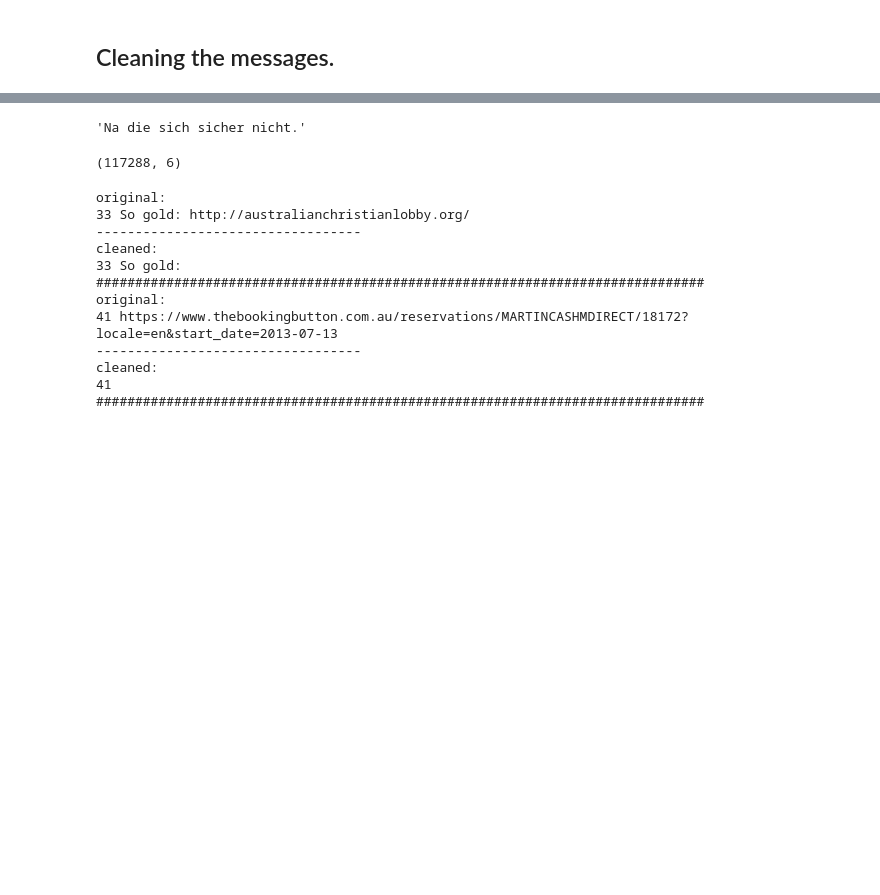
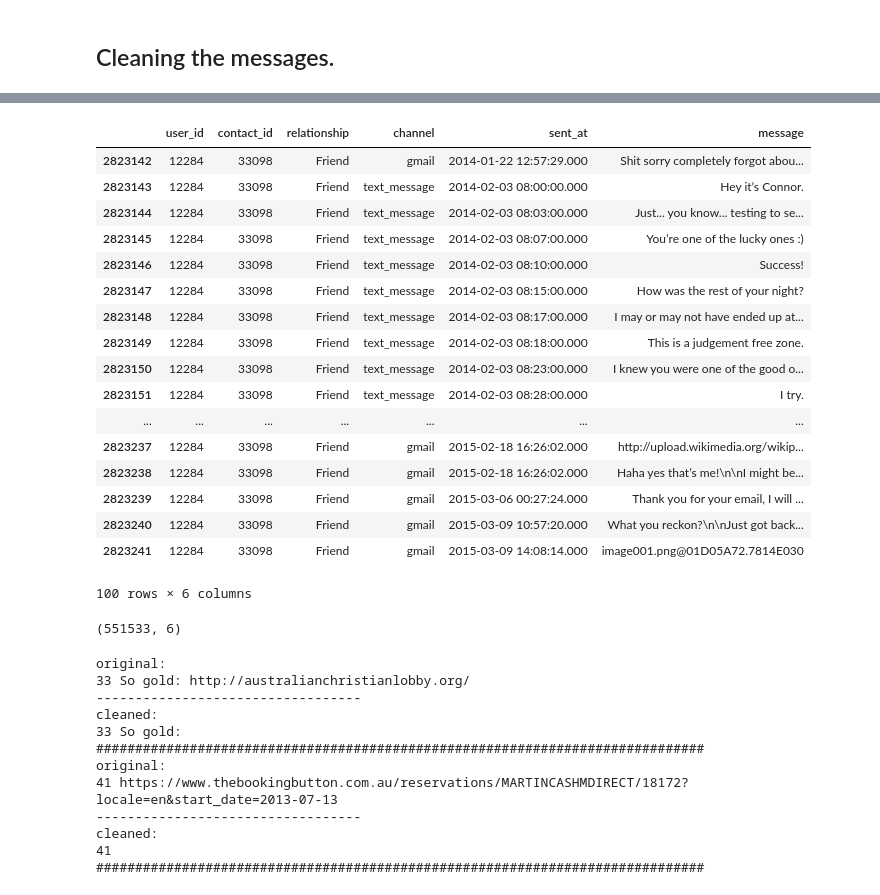
Before and after one commit to crangelsmith/Shryne_project, a Jupyter notebook: Shryne/sentiment_analysis/adding_sentiment_to_messages.ipynb, the cells around one changed output, grey strips where cells are left out. Drawn from its saved outputs; the diff is of its cells as text; code cells hidden in the pictures; blank space fills up the shorter version.

Commit message:
finally made sure we're getting all of the messages to and from a user. added word count and sentiment to df. saved df to .csv. recorded all this in sql_views. cleaned up adding_sentiment_to_messages

```diff
--- a/Shryne/sentiment_analysis/adding_sentiment_to_messages.ipynb
+++ b/Shryne/sentiment_analysis/adding_sentiment_to_messages.ipynb
@@ -4,7 +4,7 @@
 import pandas as pd
 import matplotlib.pyplot as plt
 import numpy as np
-df=pd.read_csv('../data/SELECT_ALL_FROM_all_messages.csv', header=0, low_memory=False)
+df=pd.read_csv('../data/SELECT_ALL_from_all_msgs_from_contacts_users.csv', header=0, low_memory=False)
 import sys
 import os
 from bs4 import BeautifulSoup
@@ -103,4 +12,0 @@ Get started using Google Reader to easily keep up with all your favorite sites
-# %%
-df['message'][1000000]
-# %% [output]
-'Na die sich sicher nicht.'
@@ -111,2 +12,0 @@ for message in df['message']:
-# %%
-df['message'] = cleaned_messages
@@ -115,12 +13,38 @@ df.to_csv('all_messages_cleaned.csv',index=False)
 # %%
 email = df.loc[df['channel']=='gmail']
 facebook = df.loc[df['channel']=='facebook_message']
+alex_messages = df.loc[df['user_id']==12284]
+# %%
+alex_messages.head(100)
+# %% [output]
+|  | user_id | contact_id | relationship | channel | sent_at | message |
+| 2823142 | 12284 | 33098 | Friend | gmail | 2014-01-22 12:57:29.000 | Shit sorry completely forgot abou... |
+| 2823143 | 12284 | 33098 | Friend | text_message | 2014-02-03 08:00:00.000 | Hey it’s Connor. |
+| 2823144 | 12284 | 33098 | Friend | text_message | 2014-02-03 08:03:00.000 | Just... you know... testing to se... |
+| 2823145 | 12284 | 33098 | Friend | text_message | 2014-02-03 08:07:00.000 | You’re one of the lucky ones :) |
+| 2823146 | 12284 | 33098 | Friend | text_message | 2014-02-03 08:10:00.000 | Success! |
+| 2823147 | 12284 | 33098 | Friend | text_message | 2014-02-03 08:15:00.000 | How was the rest of your night? |
+| 2823148 | 12284 | 33098 | Friend | text_message | 2014-02-03 08:17:00.000 | I may or may not have ended up at... |
+| 2823149 | 12284 | 33098 | Friend | text_message | 2014-02-03 08:18:00.000 | This is a judgement free zone. |
+| 2823150 | 12284 | 33098 | Friend | text_message | 2014-02-03 08:23:00.000 | I knew you were one of the good o... |
+| 2823151 | 12284 | 33098 | Friend | text_message | 2014-02-03 08:28:00.000 | I try. |
+| ... | ... | ... | ... | ... | ... | ... |
+| 2823237 | 12284 | 33098 | Friend | gmail | 2015-02-18 16:26:02.000 | http://upload.wikimedia.org/wikip... |
+| 2823238 | 12284 | 33098 | Friend | gmail | 2015-02-18 16:26:02.000 | Haha yes that’s me!\n\nI might be... |
+| 2823239 | 12284 | 33098 | Friend | gmail | 2015-03-06 00:27:24.000 | Thank you for your email, I will ... |
+| 2823240 | 12284 | 33098 | Friend | gmail | 2015-03-09 10:57:20.000 | What you reckon?\n\nJust got back... |
+| 2823241 | 12284 | 33098 | Friend | gmail | 2015-03-09 14:08:14.000 | image001.png@01D05A72.7814E030 |
+100 rows × 6 columns
 # %%
 sep = '\n--\n'
 remove_signature = email['message'][10].split(sep,1)[0]
 remove_newlines = re.sub("\n", " ", remove_signature)
-# %%
-email.shape
-# %% [output]
-(117288, 6)
+# %%
+# previously, email.shape returned 117,288 messages
+
+# now it returns half a million :P
+
+email.shape
+# %% [output]
+(551533, 6)
 # %%
```
Also changed, not shown: parts of 26 cells of this notebook, 4 other files.
